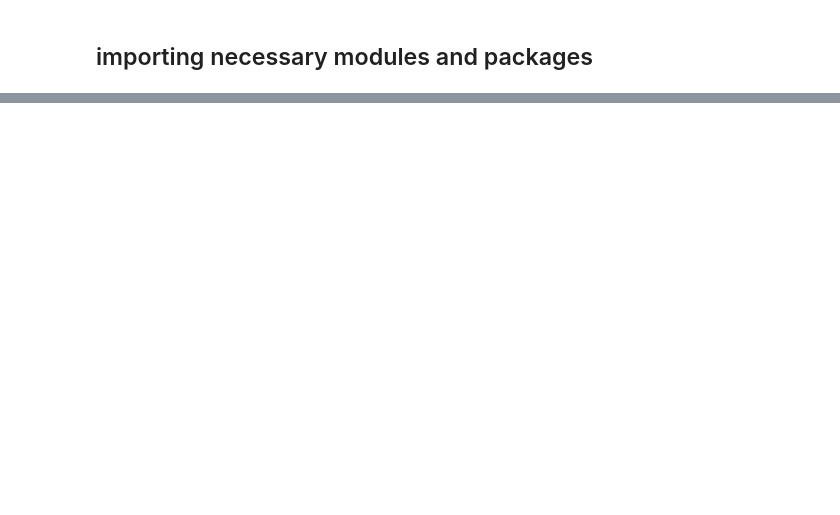
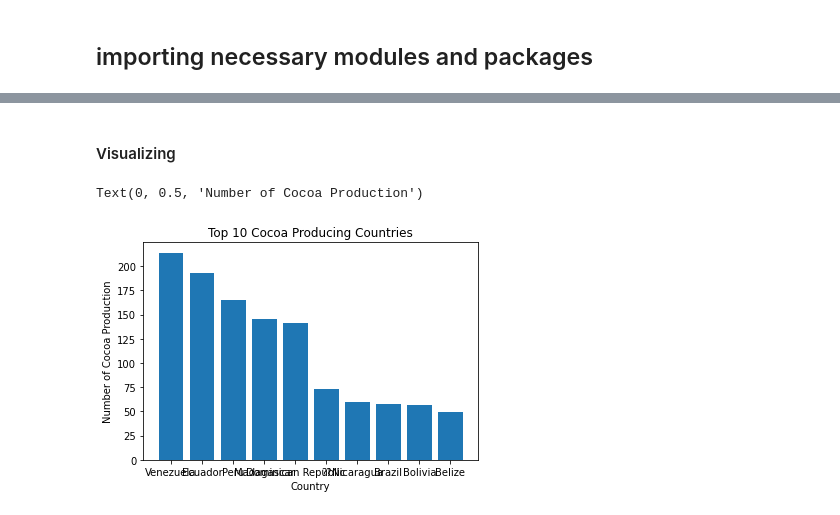
Before and after one commit to Jefest1/chocolate_analysis, a Jupyter notebook: chocolate.ipynb, the cells around one changed output, grey strips where cells are left out. Cells and saved outputs as stored; diff of their text form; code cells hidden in the pictures; blank space fills up the shorter version.

```diff
--- a/chocolate.ipynb
+++ b/chocolate.ipynb
@@ -28,0 +37,10 @@ cocoa_df.head(20)
+# %%
+#Renaming the columns to suit the dataframe
+cocoa_df = cocoa_df.rename(columns = {'Company??\n(Maker-if known)': 'Company Name',
+                           'Specific Bean Origin\nor Bar Name': 'Specified Bean Origin',
+                           'Review\nDate': 'Review Year',
+                           'Cocoa\nPercent': 'Cocoa Percent',
+                           'Company\nLocation': 'Company Location',
+                           'Bean\nType': 'Bean Type',
+                           'Broad Bean\nOrigin': 'Country'})
+cocoa_df
@@ -28,0 +101,4 @@ cocoa_df.head(20)
+# %%
+# Top 50 cocoa Producing countries
+countries = cocoa_df["Country"].value_counts().head(10)
+countries
@@ -28,0 +117,13 @@ cocoa_df.head(20)
+# %% [markdown]
+#### Visualizing
+# %%
+# Create a bar plot
+plt.bar(countries.index, countries.values)
+
+# Set the title and labels for the plot
+plt.title("Top 10 Cocoa Producing Countries")
+plt.xlabel("Country")
+plt.ylabel("Number of Cocoa Production")
+# %% [output]
+Text(0, 0.5, 'Number of Cocoa Production')
+[figure, added]
```
Also changed, not shown: parts of 8 cells of this notebook.
